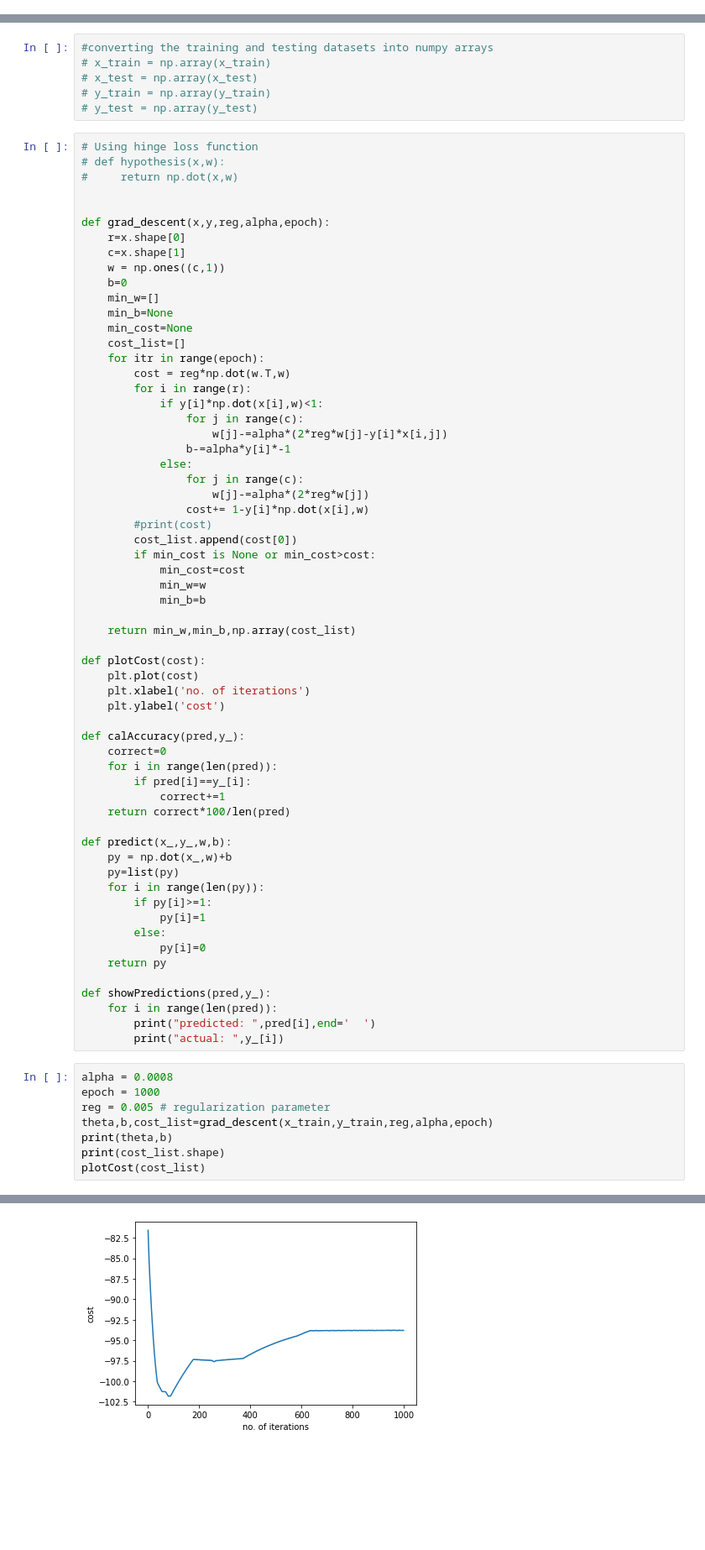
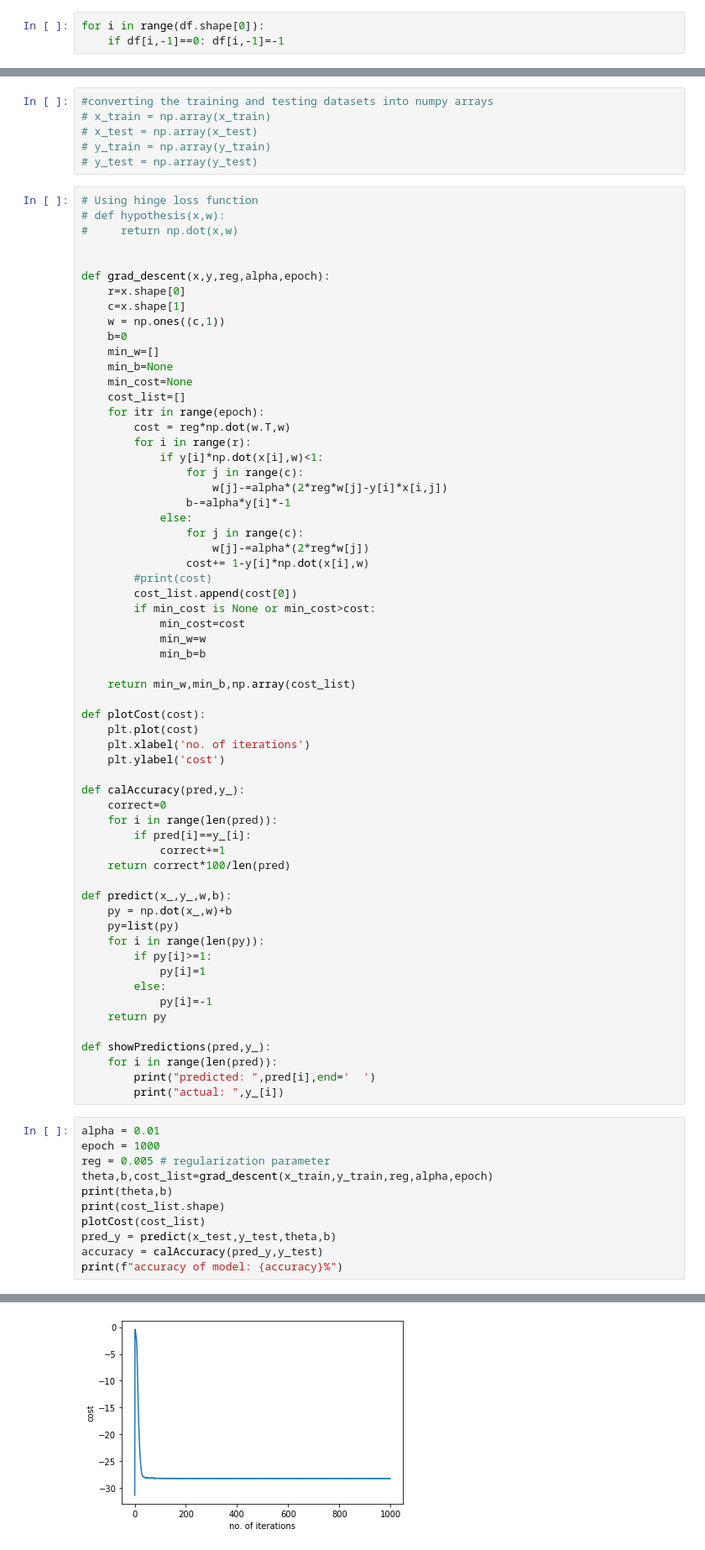
Before and after one commit to tanya12181/Machine-Learning-Internship, a Jupyter notebook: Task 12 SVM/Task 12 SVM from scratch (updated).ipynb, the cells around one changed output, grey strips where cells are left out. Shown at 84% size. Cells and saved outputs as stored; diff of their text form; blank space fills up the shorter version.

```diff
--- a/Task 12 SVM/Task 12 SVM from scratch (updated).ipynb
+++ b/Task 12 SVM/Task 12 SVM from scratch (updated).ipynb
@@ -39,3 +39,6 @@ array([[1.122e+01, 3.381e+01, 7.079e+01, 3.868e+02, 7.780e-02, 1.000e+00],
+# %%
+for i in range(df.shape[0]):
+    if df[i,-1]==0: df[i,-1]=-1
 # %%
 #splitting the dataset into training and testing set
 r = df.shape[0]
@@ -160,7 +163,7 @@ def predict(x_,y_,w,b):
         if py[i]>=1:
             py[i]=1
         else:
-            py[i]=0
+            py[i]=-1
     return py
 
 def showPredictions(pred,y_):
@@ -168,11 +171,14 @@ def showPredictions(pred,y_):
         print("predicted: ",pred[i],end='  ')
         print("actual: ",y_[i])
 # %%
-alpha = 0.0008
+alpha = 0.01
 epoch = 1000
 reg = 0.005 # regularization parameter
 theta,b,cost_list=grad_descent(x_train,y_train,reg,alpha,epoch)
 print(theta,b)
 print(cost_list.shape)
 plotCost(cost_list)
+pred_y = predict(x_test,y_test,theta,b)
+accuracy = calAccuracy(pred_y,y_test)
+print(f"accuracy of model: {accuracy}%")
 # %% [output]
@@ -185 +192 @@ plotCost(cost_list)
-[figure, old version]
+[figure, new version]
```
Also changed, not shown: parts of 19 cells of this notebook.
